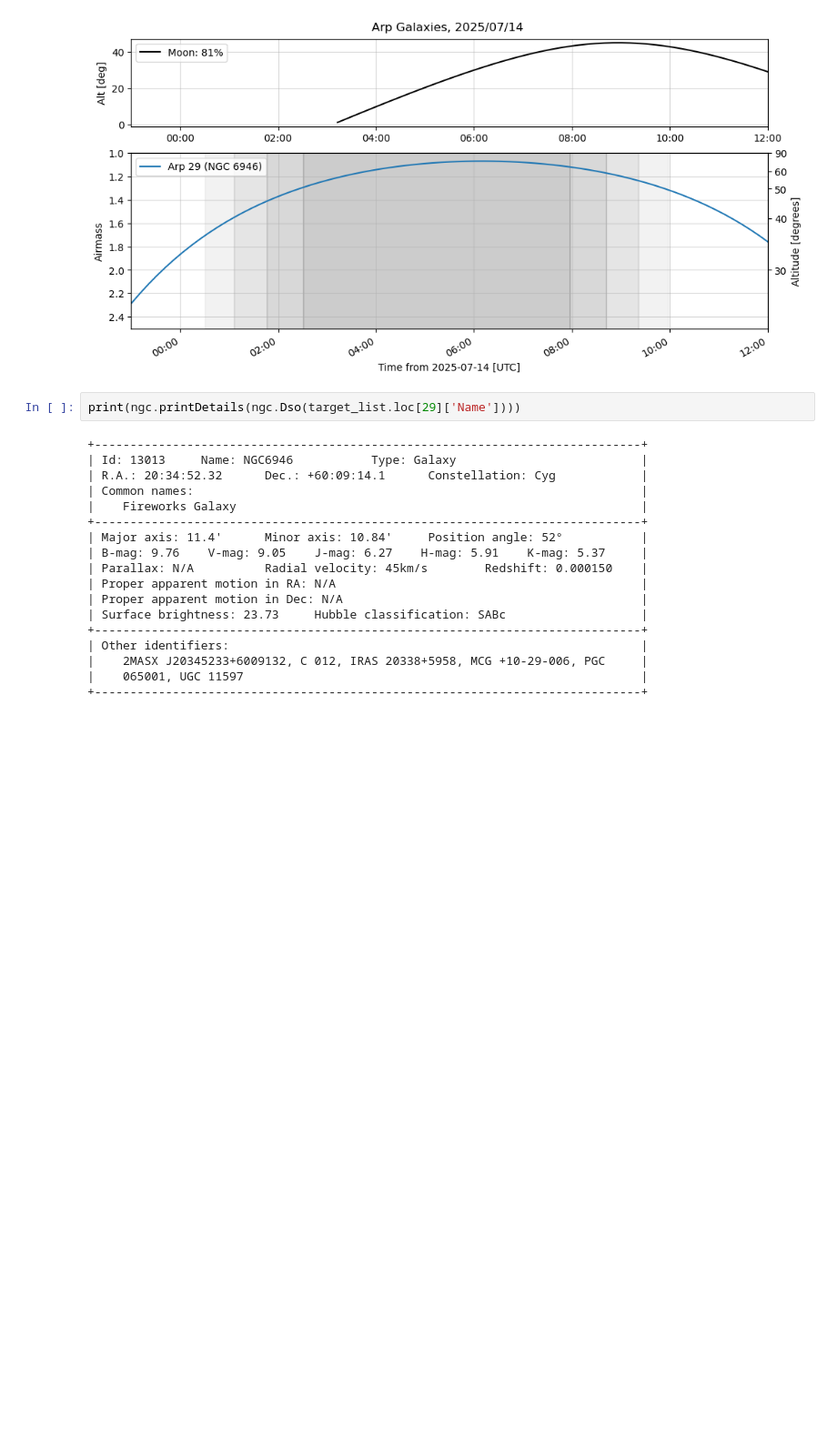
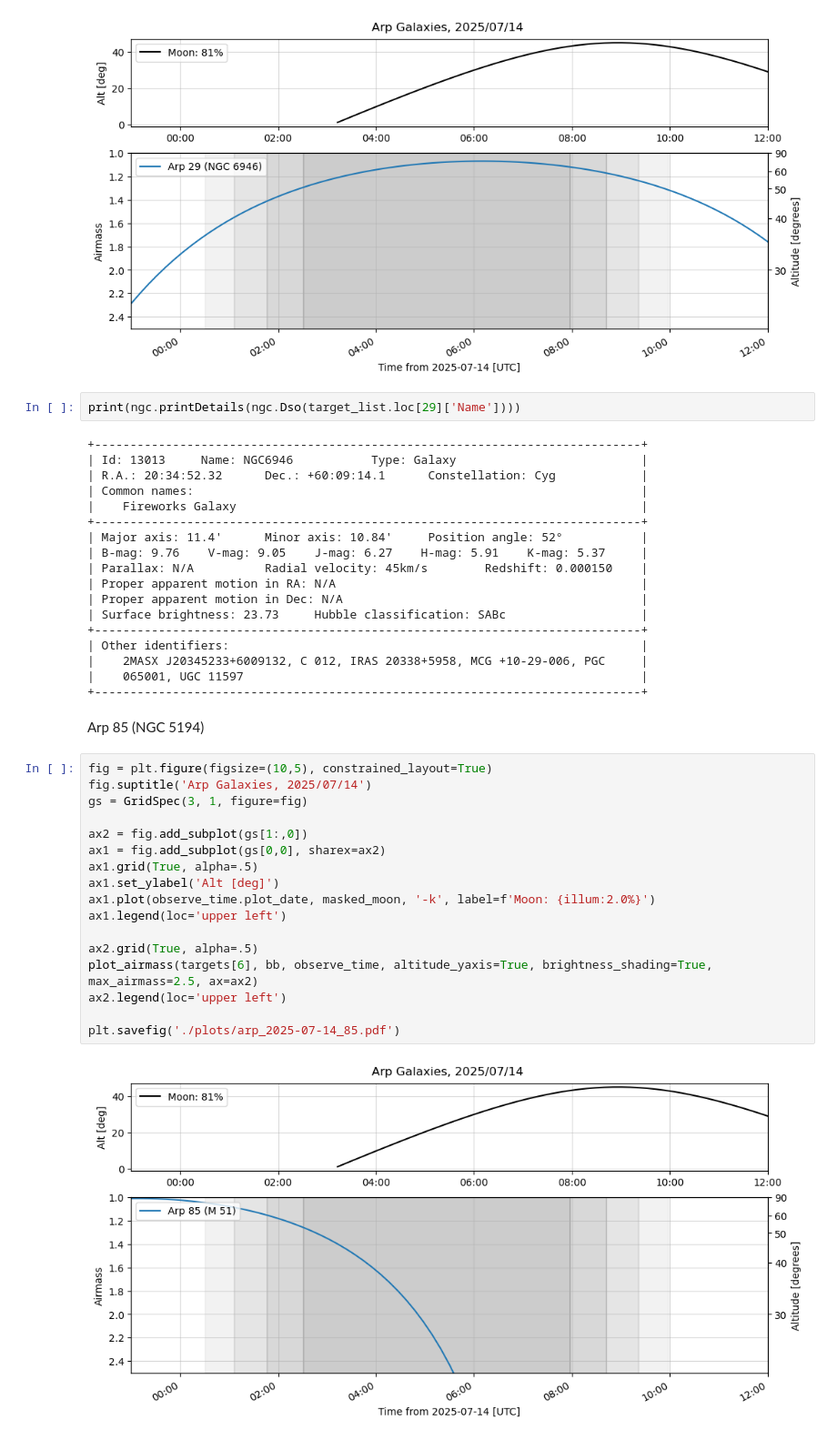
Before and after one commit to Westminster-Astronomical-Society/AL_Northern_Arp_Program, a Jupyter notebook: 20250714_observation_plan.ipynb, the cells around one changed output. Shown: that part at 91% size. Drawn from its saved outputs; the diff is of its cells as text; blank space fills up the shorter version.

```diff
--- a/20250714_observation_plan.ipynb
+++ b/20250714_observation_plan.ipynb
@@ -184,3 +182,24 @@ print(ngc.printDetails(ngc.Dso(target_list.loc[29]['Name'])))
 |    2MASX J20345233+6009132, C 012, IRAS 20338+5958, MCG +10-29-006, PGC     |
 |    065001, UGC 11597                                                        |
 +-----------------------------------------------------------------------------+
+# %% [markdown]
+Arp 85 (NGC 5194)
+# %%
+fig = plt.figure(figsize=(10,5), constrained_layout=True)
+fig.suptitle('Arp Galaxies, 2025/07/14')
+gs = GridSpec(3, 1, figure=fig)
+
+ax2 = fig.add_subplot(gs[1:,0])
+ax1 = fig.add_subplot(gs[0,0], sharex=ax2)
+ax1.grid(True, alpha=.5)
+ax1.set_ylabel('Alt [deg]')
+ax1.plot(observe_time.plot_date, masked_moon, '-k', label=f'Moon: {illum:2.0%}')
+ax1.legend(loc='upper left')
+
+ax2.grid(True, alpha=.5)
+plot_airmass(targets[6], bb, observe_time, altitude_yaxis=True, brightness_shading=True, max_airmass=2.5, ax=ax2)
+ax2.legend(loc='upper left')
+
+plt.savefig('./plots/arp_2025-07-14_85.pdf')
+# %% [output]
+[figure, added]
```
Also changed, not shown: parts of 10 cells of this notebook.
